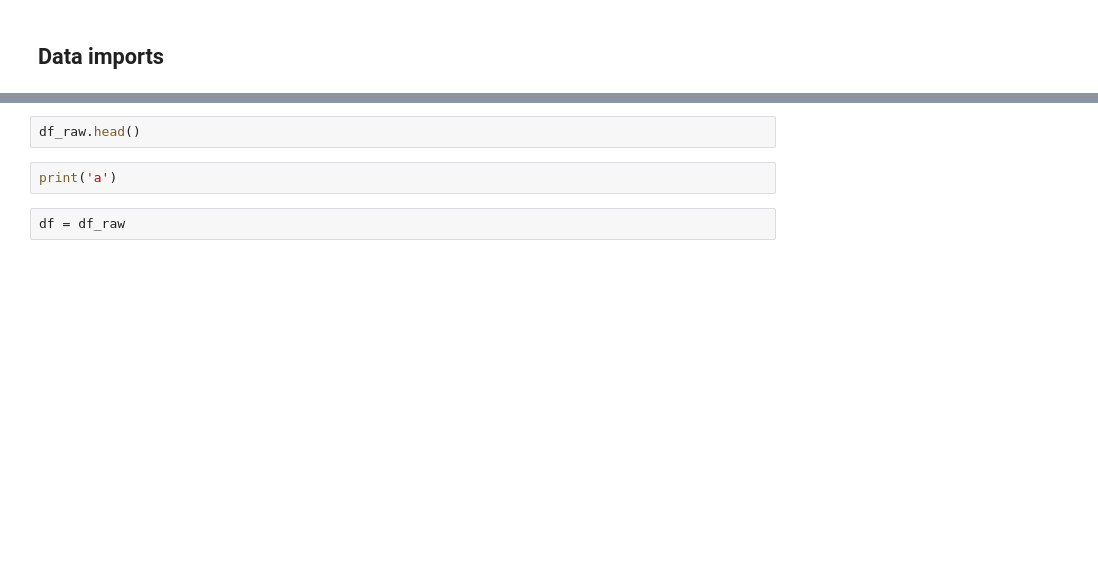
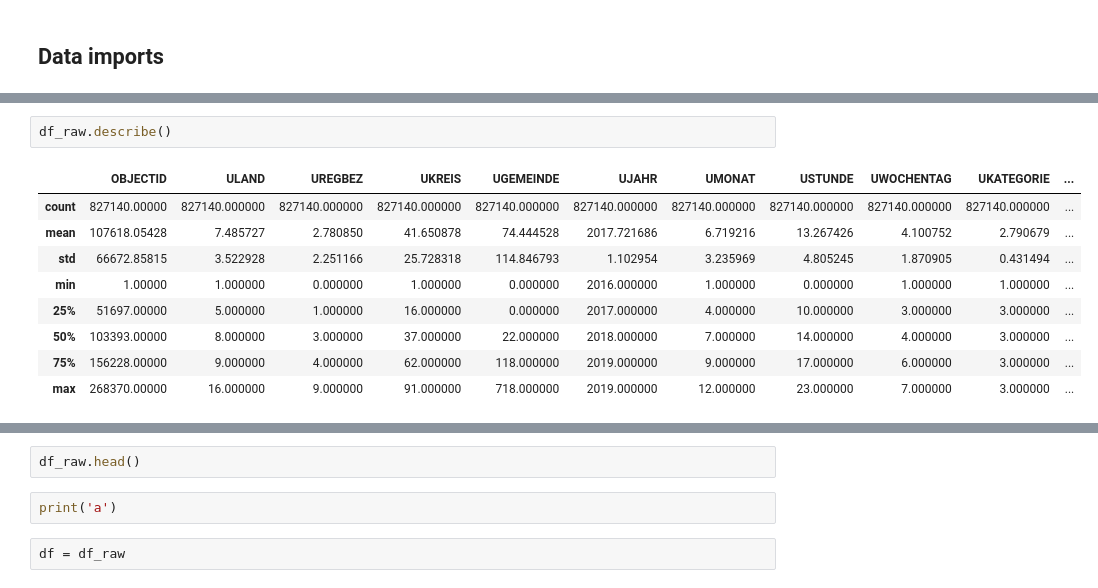
Before and after one commit to NicSch1992/TechLabsHH, a Jupyter notebook: blueprint.ipynb, the cells around one changed output, grey strips where cells are left out. Cells and saved outputs as stored; diff of their text form; blank space fills up the shorter version.

```diff
--- a/blueprint.ipynb
+++ b/blueprint.ipynb
@@ -81,0 +129,12 @@ df_concat.loc[df_concat["STRZUSTAND"]>0]
+# %%
+df_raw.describe()
+# %% [output]
+|  | OBJECTID | ULAND | UREGBEZ | UKREIS | UGEMEINDE | UJAHR | UMONAT | USTUNDE | UWOCHENTAG | UKATEGORIE | ... |
+| count | 827140.00000 | 827140.000000 | 827140.000000 | 827140.000000 | 827140.000000 | 827140.000000 | 827140.000000 | 827140.000000 | 827140.000000 | 827140.000000 | ... |
+| mean | 107618.05428 | 7.485727 | 2.780850 | 41.650878 | 74.444528 | 2017.721686 | 6.719216 | 13.267426 | 4.100752 | 2.790679 | ... |
+| std | 66672.85815 | 3.522928 | 2.251166 | 25.728318 | 114.846793 | 1.102954 | 3.235969 | 4.805245 | 1.870905 | 0.431494 | ... |
+| min | 1.00000 | 1.000000 | 0.000000 | 1.000000 | 0.000000 | 2016.000000 | 1.000000 | 0.000000 | 1.000000 | 1.000000 | ... |
+| 25% | 51697.00000 | 5.000000 | 1.000000 | 16.000000 | 0.000000 | 2017.000000 | 4.000000 | 10.000000 | 3.000000 | 3.000000 | ... |
+| 50% | 103393.00000 | 8.000000 | 3.000000 | 37.000000 | 22.000000 | 2018.000000 | 7.000000 | 14.000000 | 4.000000 | 3.000000 | ... |
+| 75% | 156228.00000 | 9.000000 | 4.000000 | 62.000000 | 118.000000 | 2019.000000 | 9.000000 | 17.000000 | 6.000000 | 3.000000 | ... |
+| max | 268370.00000 | 16.000000 | 9.000000 | 91.000000 | 718.000000 | 2019.000000 | 12.000000 | 23.000000 | 7.000000 | 3.000000 | ... |
```
Also changed, not shown: parts of 28 cells of this notebook.
